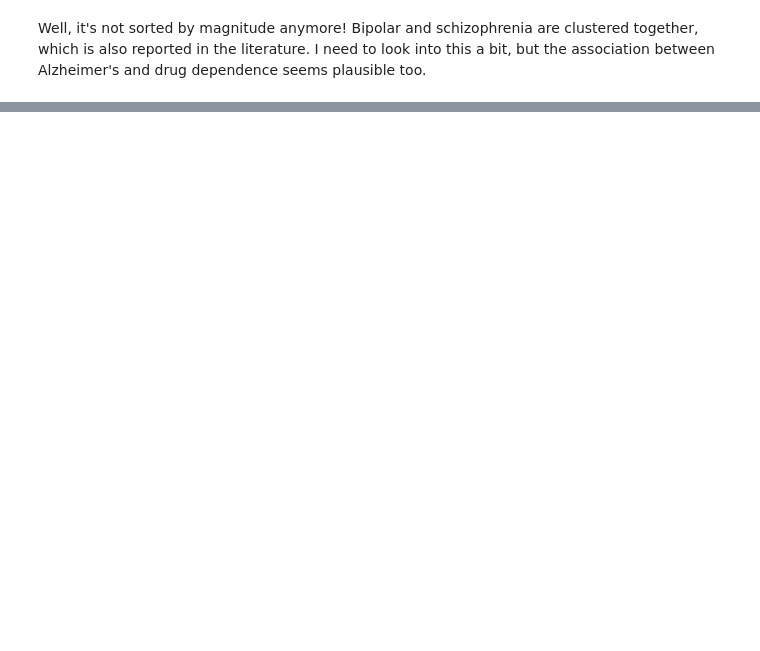
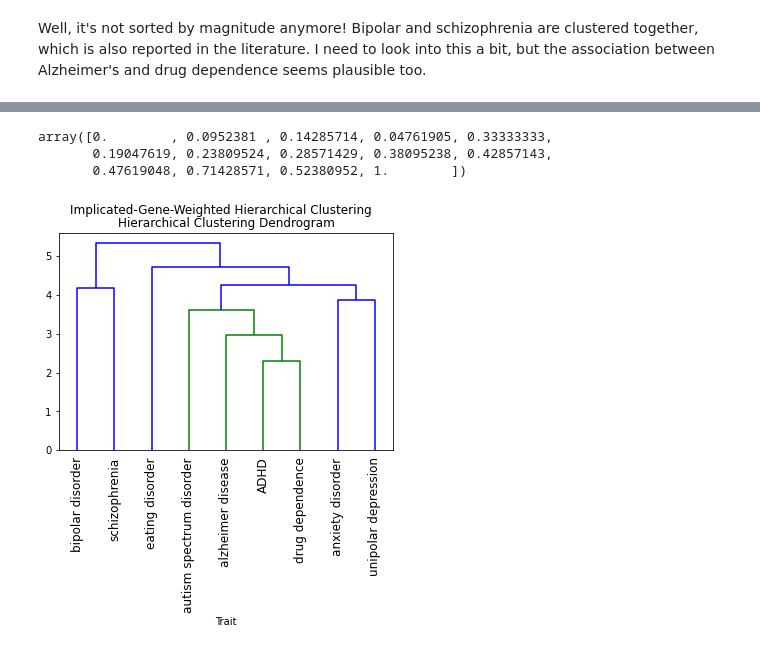
Before and after one commit to jstimes/MentalMap, a Jupyter notebook: notebooks/GWAS_encode_and_cluster.ipynb, the cells around one changed output, grey strips where cells are left out. Cells and saved outputs as stored; diff of their text form; code cells hidden in the pictures; blank space fills up the shorter version.

```diff
--- a/notebooks/GWAS_encode_and_cluster.ipynb
+++ b/notebooks/GWAS_encode_and_cluster.ipynb
@@ -237,0 +354,39 @@ Well, it's not sorted by magnitude anymore! Bipolar and schizophrenia are cluste
+# %%
+def implicated_gene_weighted_encoding(in_df: pd.DataFrame) -> pd.DataFrame:
+  """Encodes trait vectors where elements are relative gene implications.
+
+  Specifically, for each trait, creates a vector (V1, V2... Vn)
+  where Vi = Gi/Max(Gi) where a trait has Gi variants implicated with ith gene
+  and n is total genes in `in_df`.
+
+  E.g. if trait has gene associations:
+    gene1  gene2  gene3
+    1      3      5
+
+  Then encoding is:
+   (.2,   .6,     1)
+
+   DataFrame is returned with traits as column headers and vectors as columns.
+  """
+  gene_to_index = create_gene_to_index_dict(in_df)
+  traits = in_df['parent_trait']
+  trait_dfs = [in_df.loc[in_df['parent_trait'] == trait] for trait in traits]
+  trait_to_encoding = {}
+  for trait_df in trait_dfs:
+    trait = trait_df['parent_trait'].unique()[0]
+    gene_counts_encoding = weighted_gene_encoding(trait_df, gene_to_index)
+    max_val = max(gene_counts_encoding)
+    gene_counts_encoding = gene_counts_encoding / max_val
+    trait_to_encoding[trait] = gene_counts_encoding
+  return pd.DataFrame(trait_to_encoding)
+
+
+def weighted_gene_encoding(
+    trait_df: pd.DataFrame, gene_to_index: Dict[str, int]) -> np.ndarray:
+  num_genes = len(gene_to_index.keys())
+  vec = np.zeros(num_genes)
+  trait_genes = trait_df['gene']
+  for gene in trait_genes:
+    gene_index = gene_to_index[gene]
+    vec[gene_index] += 1
+  return vec
@@ -237,0 +410,13 @@ Well, it's not sorted by magnitude anymore! Bipolar and schizophrenia are cluste
+# %%
+implicated_gene_weighted_encoding(all_df)['schizophrenia'].unique()
+# %% [output]
+array([0.        , 0.0952381 , 0.14285714, 0.04761905, 0.33333333,
+       0.19047619, 0.23809524, 0.28571429, 0.38095238, 0.42857143,
+       0.47619048, 0.71428571, 0.52380952, 1.        ])
+# %%
+hierachical_clustering(
+    all_df,
+    'Implicated-Gene-Weighted Hierarchical Clustering',
+    implicated_gene_weighted_encoding)
+# %% [output]
+[figure, added]
```
Also changed, not shown: parts of 53 cells of this notebook, 1 other file.
